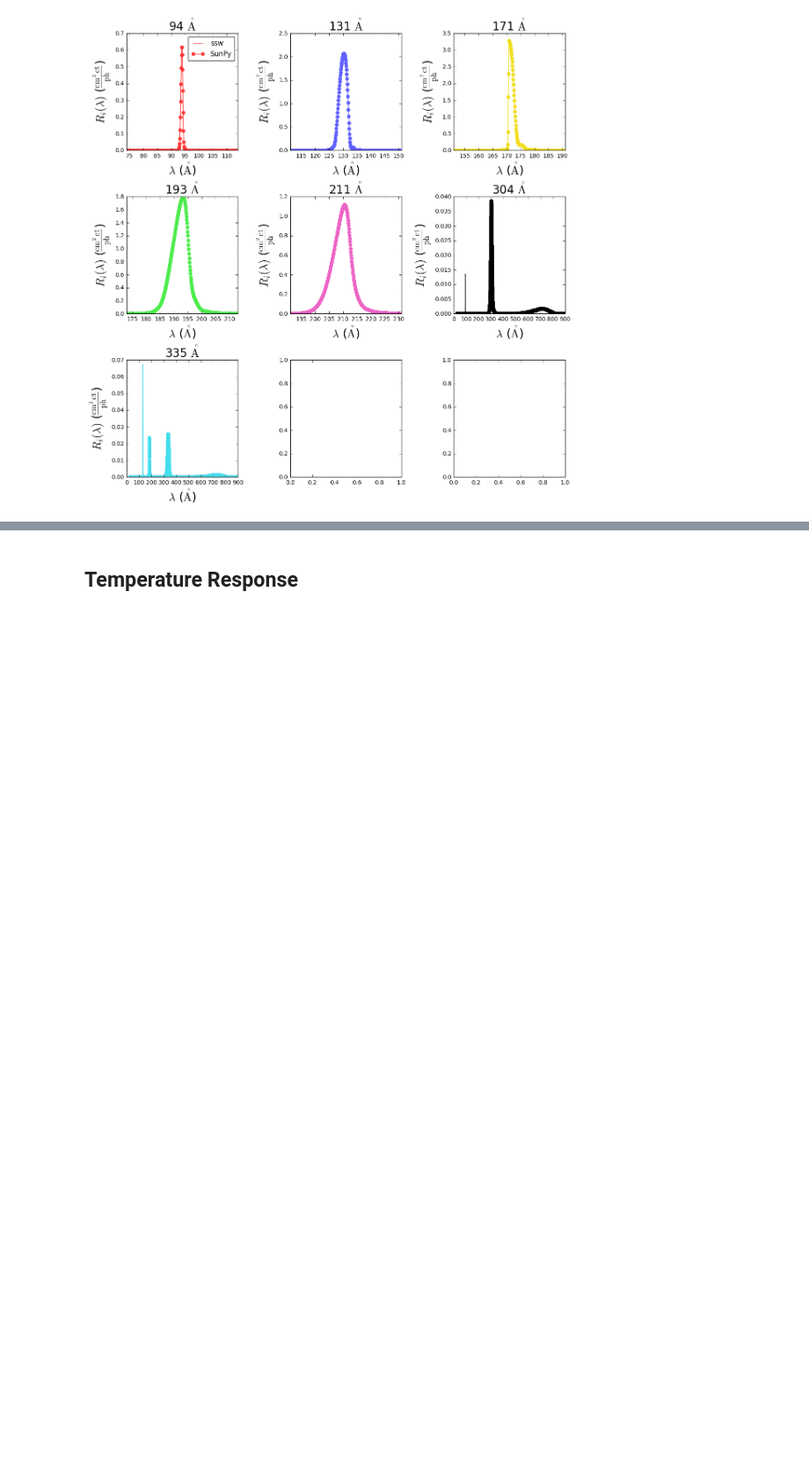
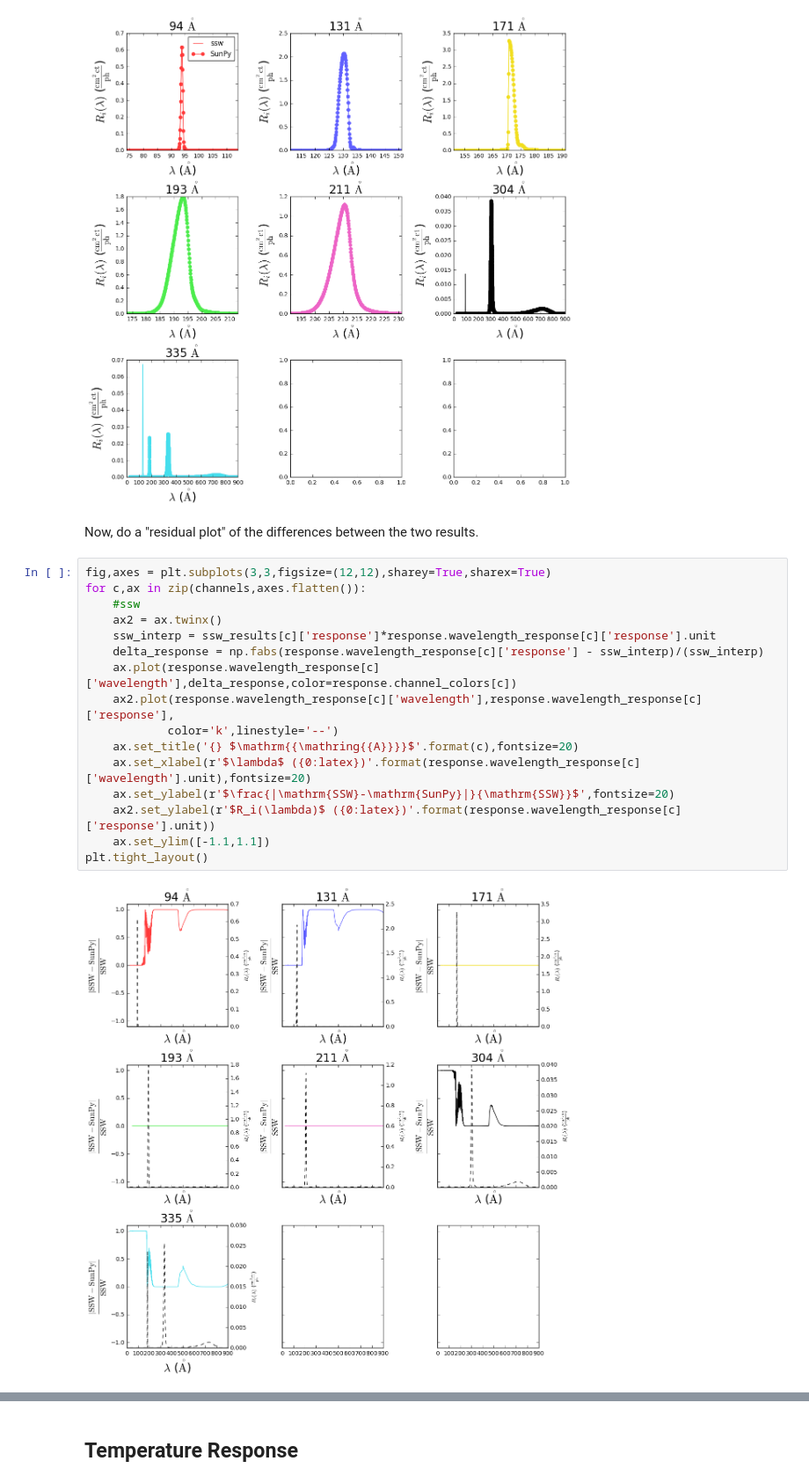
Before and after one commit to wtbarnes/aia_response, a Jupyter notebook: notebooks/response_function_comparison.ipynb, the cells around one changed output, grey strips where cells are left out. Shown at 88% size. Cells and saved outputs as stored; diff of their text form; blank space fills up the shorter version.

```diff
--- a/notebooks/response_function_comparison.ipynb
+++ b/notebooks/response_function_comparison.ipynb
@@ -48,3 +42,23 @@ axes[0,0].legend(loc='best')
 plt.tight_layout()
 # %% [output]
 [figure]
+# %% [markdown]
+Now, do a "residual plot" of the differences between the two results.
+# %%
+fig,axes = plt.subplots(3,3,figsize=(12,12),sharey=True,sharex=True)
+for c,ax in zip(channels,axes.flatten()):
+    #ssw
+    ax2 = ax.twinx()
+    ssw_interp = ssw_results[c]['response']*response.wavelength_response[c]['response'].unit
+    delta_response = np.fabs(response.wavelength_response[c]['response'] - ssw_interp)/(ssw_interp)
+    ax.plot(response.wavelength_response[c]['wavelength'],delta_response,color=response.channel_colors[c])
+    ax2.plot(response.wavelength_response[c]['wavelength'],response.wavelength_response[c]['response'],
+            color='k',linestyle='--')
+    ax.set_title('{} $\mathrm{{\mathring{{A}}}}$'.format(c),fontsize=20)
+    ax.set_xlabel(r'$\lambda$ ({0:latex})'.format(response.wavelength_response[c]['wavelength'].unit),fontsize=20)
+    ax.set_ylabel(r'$\frac{|\mathrm{SSW}-\mathrm{SunPy}|}{\mathrm{SSW}}$',fontsize=20)
+    ax2.set_ylabel(r'$R_i(\lambda)$ ({0:latex})'.format(response.wavelength_response[c]['response'].unit))
+    ax.set_ylim([-1.1,1.1])
+plt.tight_layout()
+# %% [output]
+[figure, added]
```
Also changed, not shown: parts of 3 cells of this notebook.
